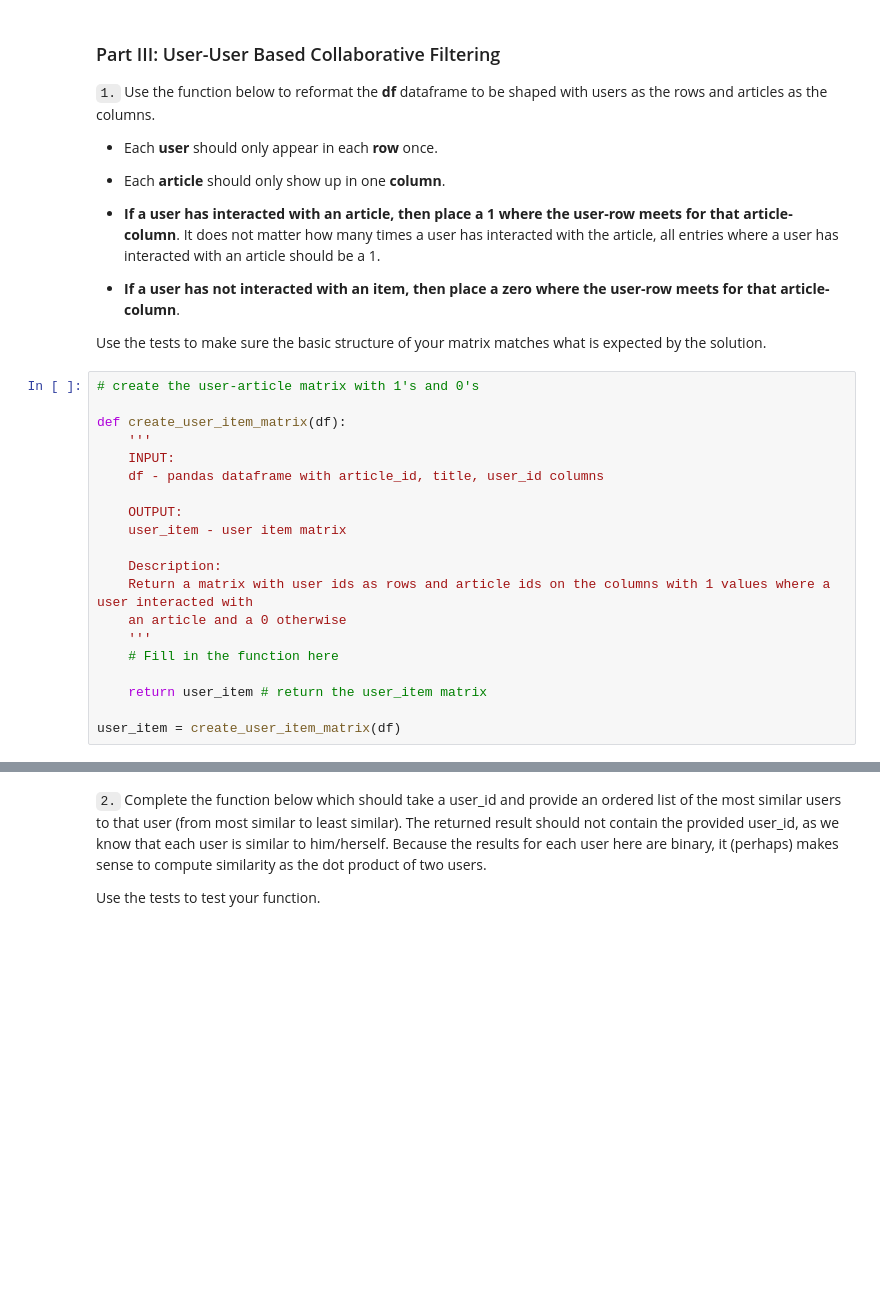
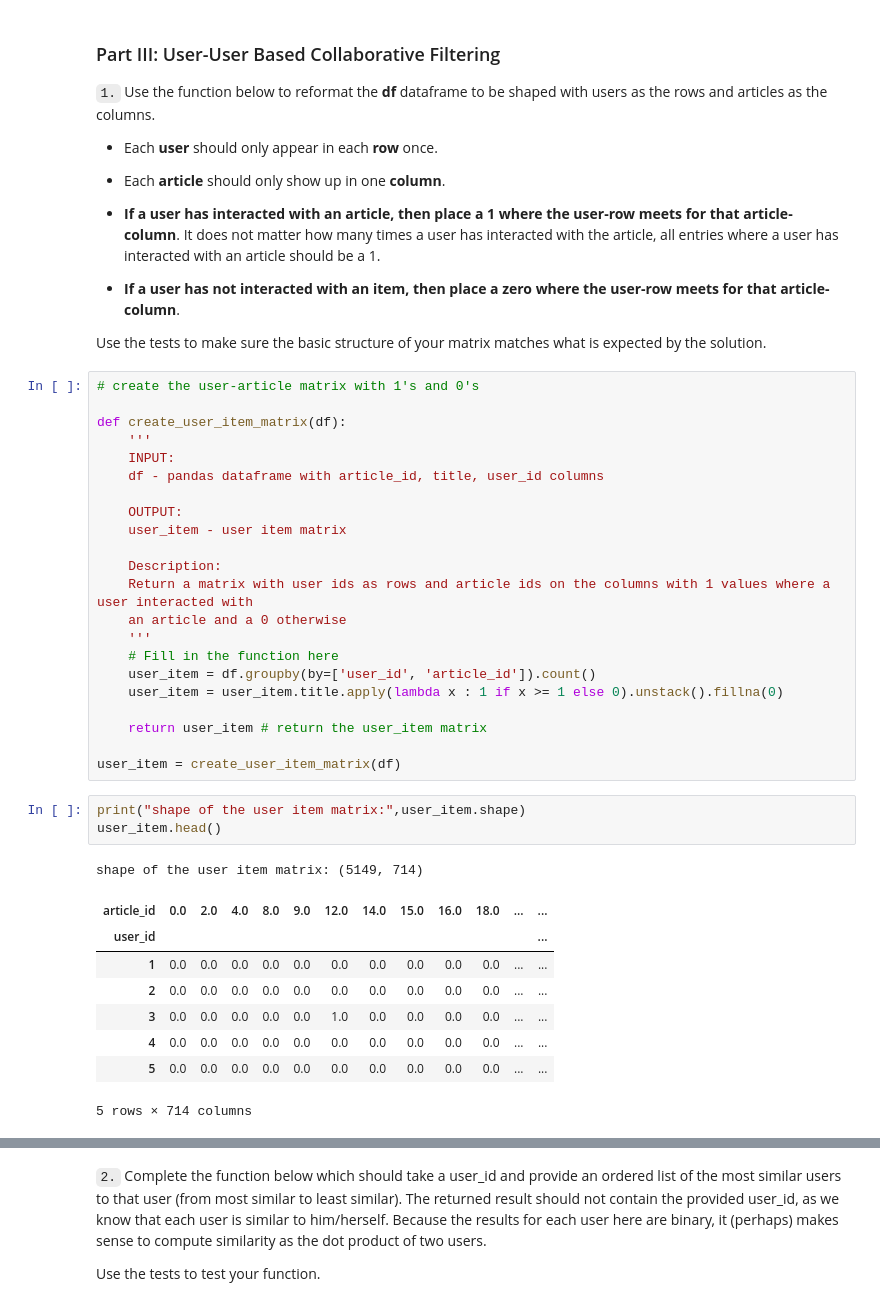
Before and after one commit to SiddharthSabat/Data-Science-and-ML-Portfolio, a Jupyter notebook: Recommendation_User_Articles_IBM_Watson_Studio/Recommendations_with_IBM.ipynb, the cells around one changed output, grey strips where cells are left out. Drawn from its saved outputs; the diff is of its cells as text; blank space fills up the shorter version.

```diff
--- a/Recommendation_User_Articles_IBM_Watson_Studio/Recommendations_with_IBM.ipynb
+++ b/Recommendation_User_Articles_IBM_Watson_Studio/Recommendations_with_IBM.ipynb
@@ -272,10 +318,25 @@ def create_user_item_matrix(df):
     an article and a 0 otherwise
     '''
     # Fill in the function here
+    user_item = df.groupby(by=['user_id', 'article_id']).count()
+    user_item = user_item.title.apply(lambda x : 1 if x >= 1 else 0).unstack().fillna(0)
 
     return user_item # return the user_item matrix
 
 user_item = create_user_item_matrix(df)
+# %%
+print("shape of the user item matrix:",user_item.shape)
+user_item.head()
+# %% [output]
+shape of the user item matrix: (5149, 714)
+| article_id | 0.0 | 2.0 | 4.0 | 8.0 | 9.0 | 12.0 | 14.0 | 15.0 | 16.0 | 18.0 | ... | ... |
+| user_id |  |  |  |  |  |  |  |  |  |  |  | ... |
+| 1 | 0.0 | 0.0 | 0.0 | 0.0 | 0.0 | 0.0 | 0.0 | 0.0 | 0.0 | 0.0 | ... | ... |
+| 2 | 0.0 | 0.0 | 0.0 | 0.0 | 0.0 | 0.0 | 0.0 | 0.0 | 0.0 | 0.0 | ... | ... |
+| 3 | 0.0 | 0.0 | 0.0 | 0.0 | 0.0 | 1.0 | 0.0 | 0.0 | 0.0 | 0.0 | ... | ... |
+| 4 | 0.0 | 0.0 | 0.0 | 0.0 | 0.0 | 0.0 | 0.0 | 0.0 | 0.0 | 0.0 | ... | ... |
+| 5 | 0.0 | 0.0 | 0.0 | 0.0 | 0.0 | 0.0 | 0.0 | 0.0 | 0.0 | 0.0 | ... | ... |
+5 rows × 714 columns
 # %%
 ## Tests: You should just need to run this cell.  Don't change the code.
 assert user_item.shape[0] == 5149, "Oops!  The number of users in the user-article matrix doesn't look right."
```
Also changed, not shown: parts of 18 cells of this notebook.
